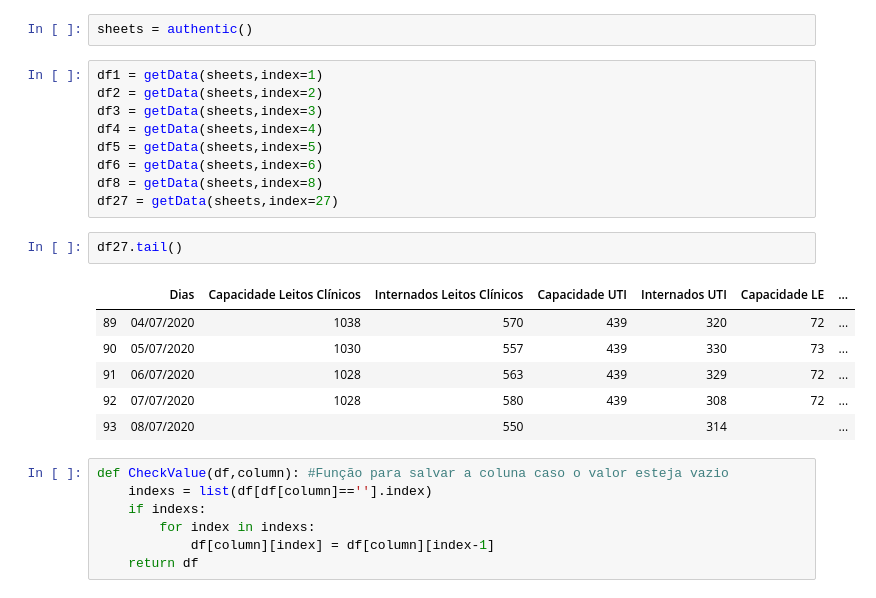
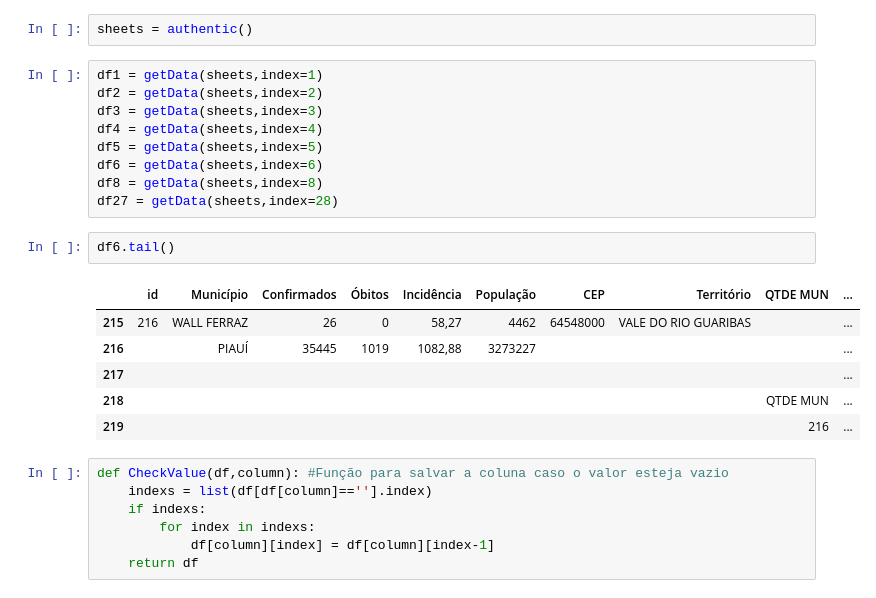
Before and after one commit to SalesRyan/Mapa-Covid-19, a Jupyter notebook: Download Planilha/Acesso.ipynb, the cells around one changed output. Cells and saved outputs as stored; diff of their text form.

```diff
--- a/Download Planilha/Acesso.ipynb
+++ b/Download Planilha/Acesso.ipynb
@@ -36,16 +36,16 @@ df4 = getData(sheets,index=4)
 df5 = getData(sheets,index=5)
 df6 = getData(sheets,index=6)
 df8 = getData(sheets,index=8)
-df27 = getData(sheets,index=27)
+df27 = getData(sheets,index=28)
 # %%
-df27.tail()
+df6.tail()
 # %% [output]
-|  | Dias | Capacidade Leitos Clínicos | Internados Leitos Clínicos | Capacidade UTI | Internados UTI | Capacidade LE | ... |
-| 89 | 04/07/2020 | 1038 | 570 | 439 | 320 | 72 | ... |
-| 90 | 05/07/2020 | 1030 | 557 | 439 | 330 | 73 | ... |
-| 91 | 06/07/2020 | 1028 | 563 | 439 | 329 | 72 | ... |
-| 92 | 07/07/2020 | 1028 | 580 | 439 | 308 | 72 | ... |
-| 93 | 08/07/2020 |  | 550 |  | 314 |  | ... |
+|  | id | Município | Confirmados | Óbitos | Incidência | População | CEP | Território | QTDE MUN | ... |
+| 215 | 216 | WALL FERRAZ | 26 | 0 | 58,27 | 4462 | 64548000 | VALE DO RIO GUARIBAS |  | ... |
+| 216 |  | PIAUÍ | 35445 | 1019 | 1082,88 | 3273227 |  |  |  | ... |
+| 217 |  |  |  |  |  |  |  |  |  | ... |
+| 218 |  |  |  |  |  |  |  |  | QTDE MUN | ... |
+| 219 |  |  |  |  |  |  |  |  | 216 | ... |
 # %%
 def CheckValue(df,column): #Função para salvar a coluna caso o valor esteja vazio
     indexs = list(df[df[column]==''].index)
```
Also changed, not shown: parts of 21 cells of this notebook, 4 other files.
